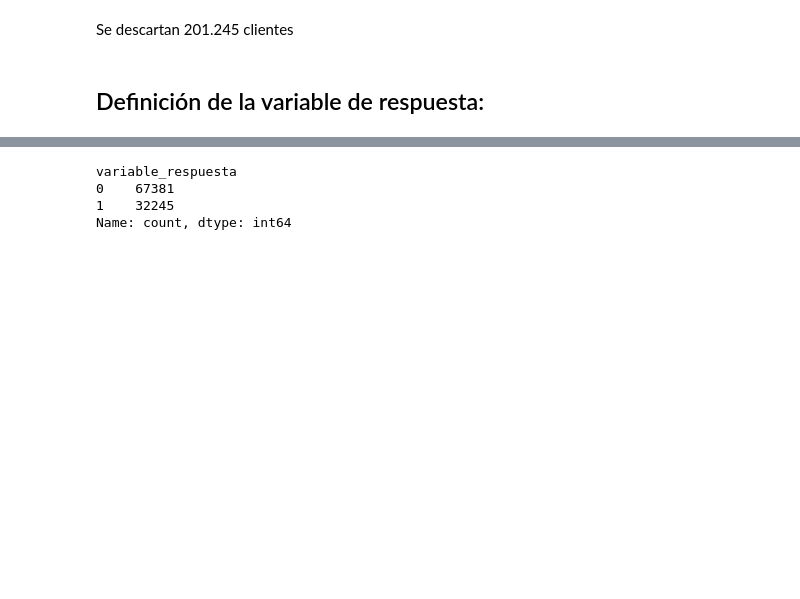
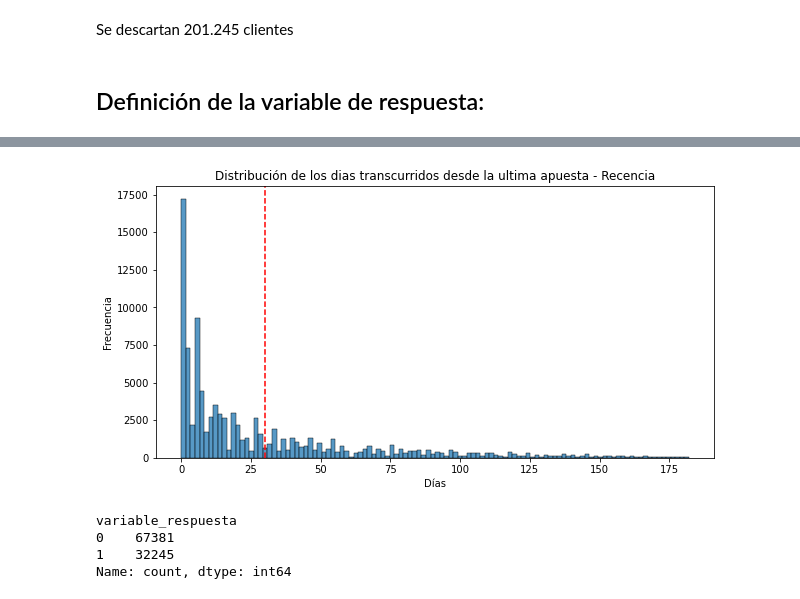
Before and after one commit to SantiagoCastro1495/TFM---VIU, a Jupyter notebook: 2. EDA y Modelado.ipynb, the cells around one changed output, grey strips where cells are left out. Cells and saved outputs as stored; diff of their text form; code cells hidden in the pictures; blank space fills up the shorter version.

```diff
--- a/2. EDA y Modelado.ipynb
+++ b/2. EDA y Modelado.ipynb
@@ -114,3 +128,18 @@ Se descartan 201.245 clientes
+# %%
+data_array = df['DIAS_TRANSCURRIDOS_ULTIMA_APUESTA'].to_numpy()
+
+# Utilizando el arreglo numpy en el histplot
+plt.figure(figsize=(10, 5))
+sns.histplot(data_array)  # 'kde' agrega la línea de densidad
+plt.axvline(x=30, color='red', linestyle='--', label='Día 30')
+
+# Agregando títulos y etiquetas
+plt.title('Distribución de los dias transcurridos desde la ultima apuesta - Recencia')
+plt.xlabel('Días')
+plt.ylabel('Frecuencia')
+plt.show()
+# %% [output]
+[figure, added]
 # %%
 df['variable_respuesta'] = np.where(df['DIAS_TRANSCURRIDOS_ULTIMA_APUESTA'] > 30, 1, 0)
 
```
Also changed, not shown: parts of 9 cells of this notebook.
